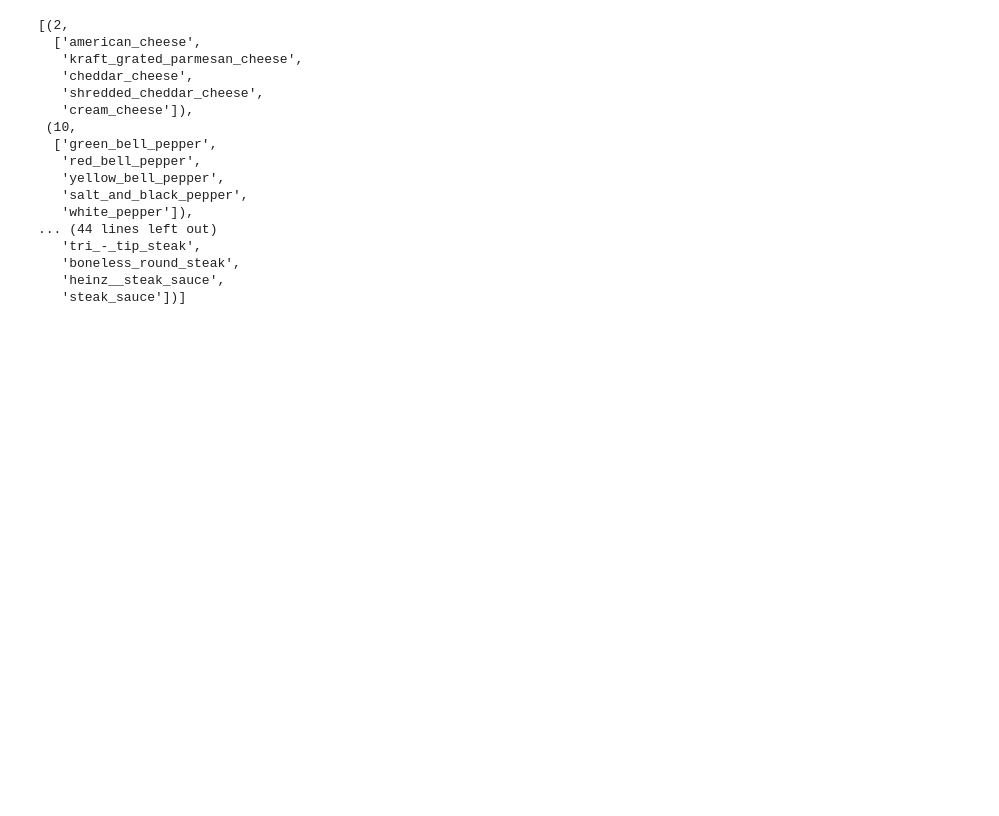
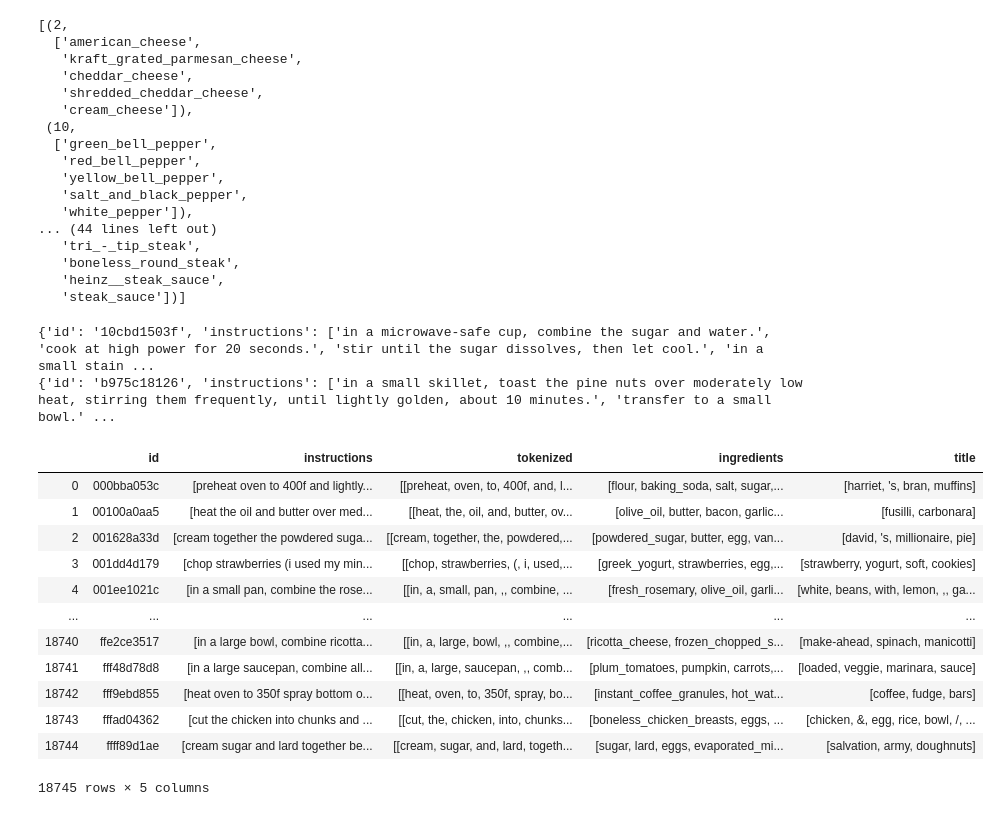
Before and after one commit to catherning/food_recipe_gen, a Jupyter notebook: recipe_1m_analysis/analysis.ipynb, the cells around one changed output. Cells and saved outputs as stored; diff of their text form; code cells hidden in the pictures; blank space fills up the shorter version.

```diff
--- a/recipe_1m_analysis/analysis.ipynb
+++ b/recipe_1m_analysis/analysis.ipynb
@@ -127,3 +126,26 @@ sorted_cluster_size = sorted(vocab_ingrs.idx2word.items(), key=lambda kv: len(kv
    'boneless_round_steak',
    'heinz__steak_sauce',
    'steak_sauce'])]
+# %%
+for recipe in recipes:
+    if "champagne" in recipe["ingredients"] and "fresh_lemon_juice" in recipe["ingredients"]:
+        print(recipe)
+# %% [output]
+{'id': '10cbd1503f', 'instructions': ['in a microwave-safe cup, combine the sugar and water.', 'cook at high power for 20 seconds.', 'stir until the sugar dissolves, then let cool.', 'in a small stain ...
+{'id': 'b975c18126', 'instructions': ['in a small skillet, toast the pine nuts over moderately low heat, stirring them frequently, until lightly golden, about 10 minutes.', 'transfer to a small bowl.' ...
+# %%
+recipes_pd
+# %% [output]
+|  | id | instructions | tokenized | ingredients | title |
+| 0 | 000bba053c | [preheat oven to 400f and lightly... | [[preheat, oven, to, 400f, and, l... | [flour, baking_soda, salt, sugar,... | [harriet, 's, bran, muffins] |
+| 1 | 00100a0aa5 | [heat the oil and butter over med... | [[heat, the, oil, and, butter, ov... | [olive_oil, butter, bacon, garlic... | [fusilli, carbonara] |
+| 2 | 001628a33d | [cream together the powdered suga... | [[cream, together, the, powdered,... | [powdered_sugar, butter, egg, van... | [david, 's, millionaire, pie] |
+| 3 | 001dd4d179 | [chop strawberries (i used my min... | [[chop, strawberries, (, i, used,... | [greek_yogurt, strawberries, egg,... | [strawberry, yogurt, soft, cookies] |
+| 4 | 001ee1021c | [in a small pan, combine the rose... | [[in, a, small, pan, ,, combine, ... | [fresh_rosemary, olive_oil, garli... | [white, beans, with, lemon, ,, ga... |
+| ... | ... | ... | ... | ... | ... |
+| 18740 | ffe2ce3517 | [in a large bowl, combine ricotta... | [[in, a, large, bowl, ,, combine,... | [ricotta_cheese, frozen_chopped_s... | [make-ahead, spinach, manicotti] |
+| 18741 | fff48d78d8 | [in a large saucepan, combine all... | [[in, a, large, saucepan, ,, comb... | [plum_tomatoes, pumpkin, carrots,... | [loaded, veggie, marinara, sauce] |
+| 18742 | fff9ebd855 | [heat oven to 350f spray bottom o... | [[heat, oven, to, 350f, spray, bo... | [instant_coffee_granules, hot_wat... | [coffee, fudge, bars] |
+| 18743 | fffad04362 | [cut the chicken into chunks and ... | [[cut, the, chicken, into, chunks... | [boneless_chicken_breasts, eggs, ... | [chicken, &, egg, rice, bowl, /, ... |
+| 18744 | ffff89d1ae | [cream sugar and lard together be... | [[cream, sugar, and, lard, togeth... | [sugar, lard, eggs, evaporated_mi... | [salvation, army, doughnuts] |
+18745 rows × 5 columns
```
Also changed, not shown: parts of 4 cells of this notebook, 3 other files.
